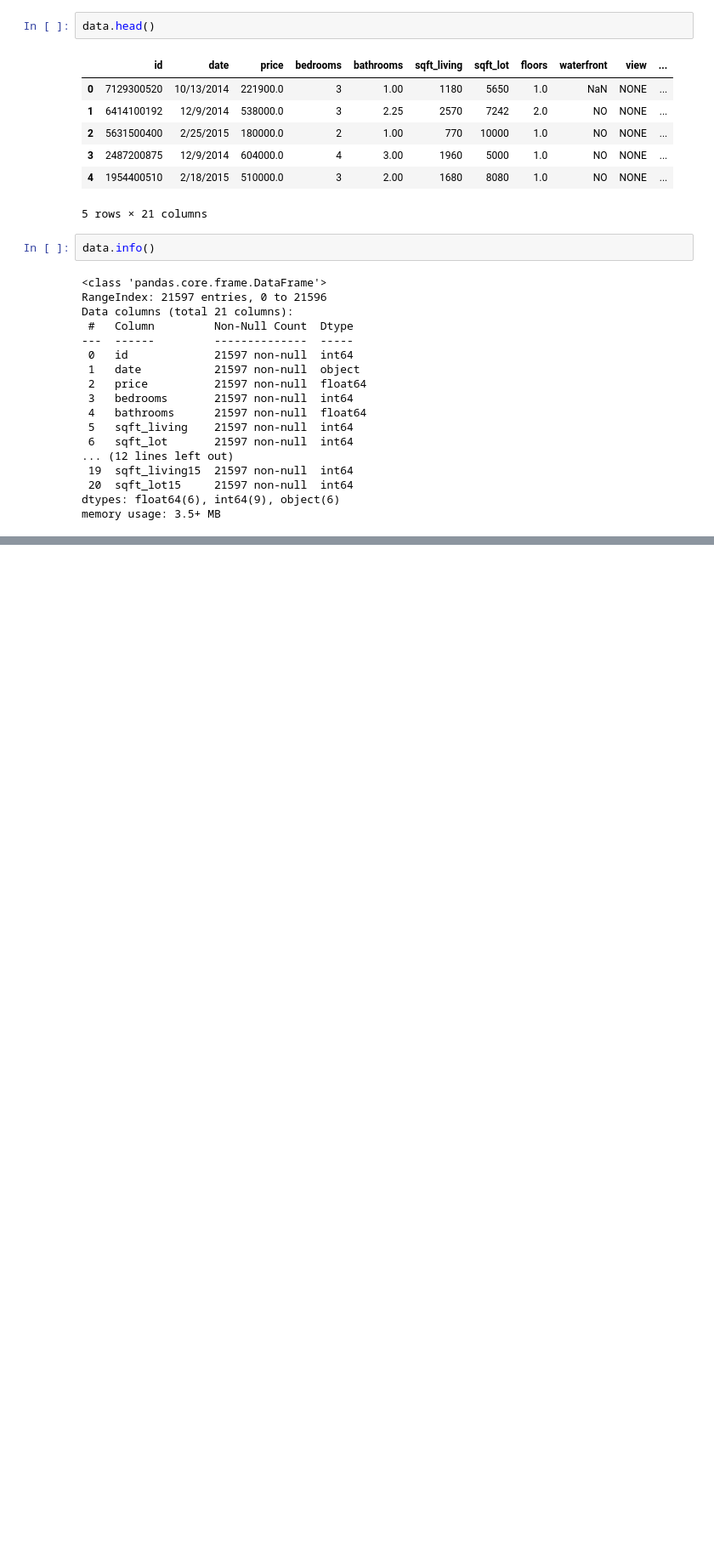
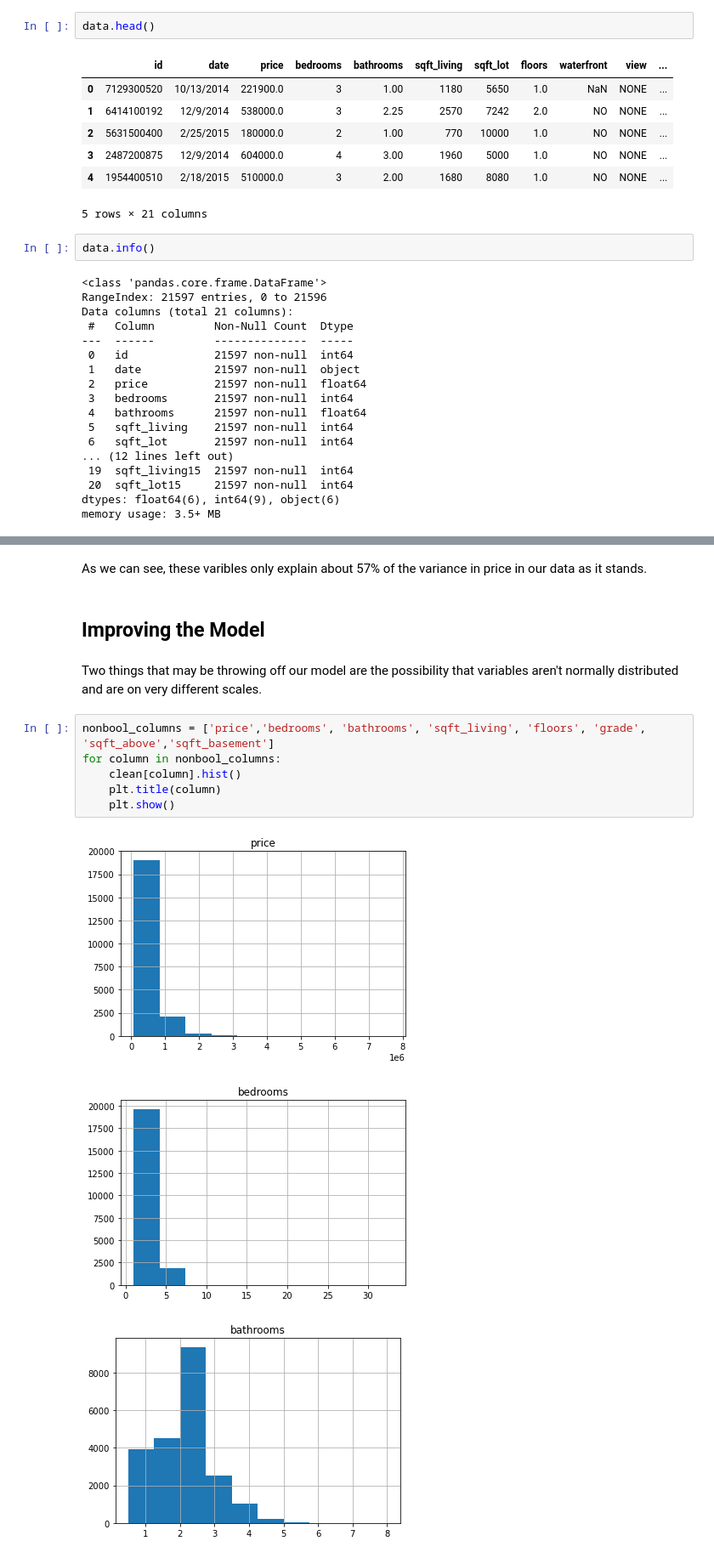
Before and after one commit to nonlocal-lia/King-County-Housing-Analysis, a Jupyter notebook: eda_notebook.ipynb, the cells around one changed output, grey strips where cells are left out. Shown at 85% size. Drawn from its saved outputs; the diff is of its cells as text; blank space fills up the shorter version.

```diff
--- a/eda_notebook.ipynb
+++ b/eda_notebook.ipynb
@@ -306,0 +341,16 @@ sns.barplot(x=floors.index, y=floors['price'])
+# %% [markdown]
+As we can see, these varibles only explain about 57% of the variance in price in our data as it stands.
+# %% [markdown]
+## Improving the Model
+# %% [markdown]
+Two things that may be throwing off our model are the possibility that variables aren't normally distributed and are on very different scales.
+# %%
+nonbool_columns = ['price','bedrooms', 'bathrooms', 'sqft_living', 'floors', 'grade', 'sqft_above','sqft_basement']
+for column in nonbool_columns:
+    clean[column].hist()
+    plt.title(column)
+    plt.show()
+# %% [output]
+[figure, added]
+[figure, added]
+[figure, added]
```
Also changed, not shown: parts of 92 cells of this notebook, 2 other files.
